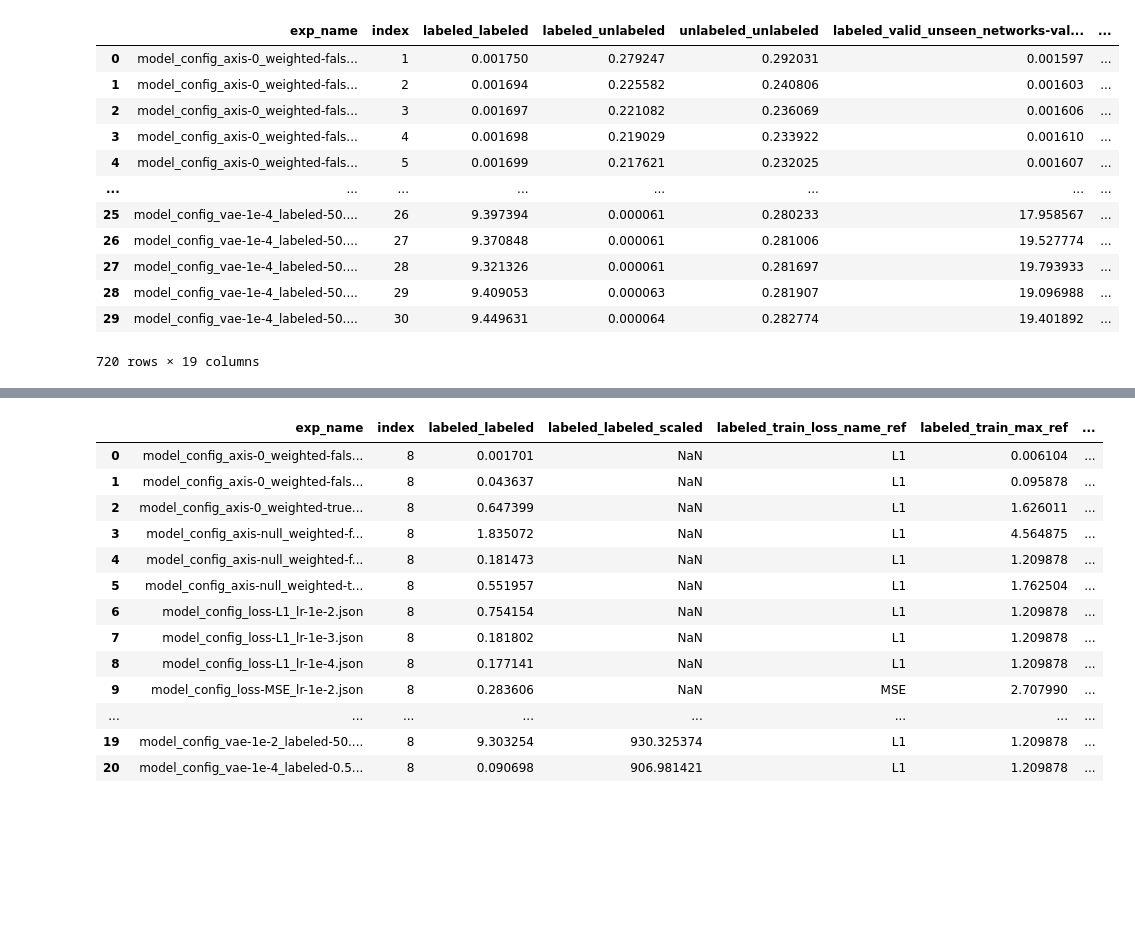
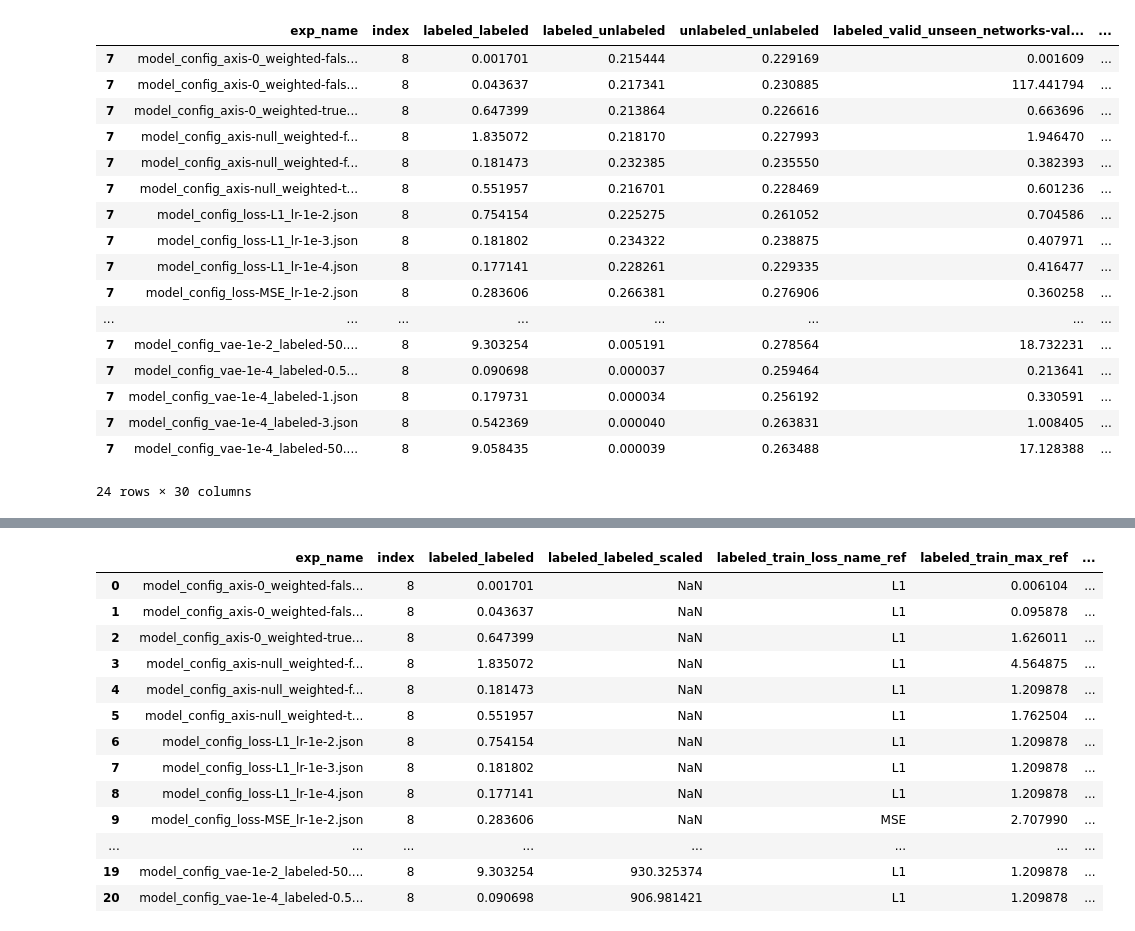
Before and after one commit to gabikadlecova/info-nas, a Jupyter notebook: notebooks/process_ablation_results.ipynb, the cells around one changed output, grey strips where cells are left out. Cells and saved outputs as stored; diff of their text form; code cells hidden in the pictures; blank space fills up the shorter version.

```diff
--- a/notebooks/process_ablation_results.ipynb
+++ b/notebooks/process_ablation_results.ipynb
@@ -47,19 +47,24 @@ for dir_p in glob.glob(os.path.join(res_path, 'model_config*/2021-19-07_13*/')):
     baseline_dict[name] = base
 
 dfs = pd.concat(dfs)
-# %%
-dfs
-# %% [output]
-|  | exp_name | index | labeled_labeled | labeled_unlabeled | unlabeled_unlabeled | labeled_valid_unseen_networks-val... | ... |
-| 0 | model_config_axis-0_weighted-fals... | 1 | 0.001750 | 0.279247 | 0.292031 | 0.001597 | ... |
-| 1 | model_config_axis-0_weighted-fals... | 2 | 0.001694 | 0.225582 | 0.240806 | 0.001603 | ... |
-| 2 | model_config_axis-0_weighted-fals... | 3 | 0.001697 | 0.221082 | 0.236069 | 0.001606 | ... |
-| 3 | model_config_axis-0_weighted-fals... | 4 | 0.001698 | 0.219029 | 0.233922 | 0.001610 | ... |
-| 4 | model_config_axis-0_weighted-fals... | 5 | 0.001699 | 0.217621 | 0.232025 | 0.001607 | ... |
-| ... | ... | ... | ... | ... | ... | ... | ... |
-| 25 | model_config_vae-1e-4_labeled-50.... | 26 | 9.397394 | 0.000061 | 0.280233 | 17.958567 | ... |
-| 26 | model_config_vae-1e-4_labeled-50.... | 27 | 9.370848 | 0.000061 | 0.281006 | 19.527774 | ... |
-| 27 | model_config_vae-1e-4_labeled-50.... | 28 | 9.321326 | 0.000061 | 0.281697 | 19.793933 | ... |
-| 28 | model_config_vae-1e-4_labeled-50.... | 29 | 9.409053 | 0.000063 | 0.281907 | 19.096988 | ... |
-| 29 | model_config_vae-1e-4_labeled-50.... | 30 | 9.449631 | 0.000064 | 0.282774 | 19.401892 | ... |
-720 rows × 19 columns
+# %%
+dfs[dfs['index'] == 8]
+# %% [output]
+|  | exp_name | index | labeled_labeled | labeled_unlabeled | unlabeled_unlabeled | labeled_valid_unseen_networks-val... | ... |
+| 7 | model_config_axis-0_weighted-fals... | 8 | 0.001701 | 0.215444 | 0.229169 | 0.001609 | ... |
+| 7 | model_config_axis-0_weighted-fals... | 8 | 0.043637 | 0.217341 | 0.230885 | 117.441794 | ... |
+| 7 | model_config_axis-0_weighted-true... | 8 | 0.647399 | 0.213864 | 0.226616 | 0.663696 | ... |
+| 7 | model_config_axis-null_weighted-f... | 8 | 1.835072 | 0.218170 | 0.227993 | 1.946470 | ... |
+| 7 | model_config_axis-null_weighted-f... | 8 | 0.181473 | 0.232385 | 0.235550 | 0.382393 | ... |
+| 7 | model_config_axis-null_weighted-t... | 8 | 0.551957 | 0.216701 | 0.228469 | 0.601236 | ... |
+| 7 | model_config_loss-L1_lr-1e-2.json | 8 | 0.754154 | 0.225275 | 0.261052 | 0.704586 | ... |
+| 7 | model_config_loss-L1_lr-1e-3.json | 8 | 0.181802 | 0.234322 | 0.238875 | 0.407971 | ... |
+| 7 | model_config_loss-L1_lr-1e-4.json | 8 | 0.177141 | 0.228261 | 0.229335 | 0.416477 | ... |
+| 7 | model_config_loss-MSE_lr-1e-2.json | 8 | 0.283606 | 0.266381 | 0.276906 | 0.360258 | ... |
+| ... | ... | ... | ... | ... | ... | ... | ... |
+| 7 | model_config_vae-1e-2_labeled-50.... | 8 | 9.303254 | 0.005191 | 0.278564 | 18.732231 | ... |
+| 7 | model_config_vae-1e-4_labeled-0.5... | 8 | 0.090698 | 0.000037 | 0.259464 | 0.213641 | ... |
+| 7 | model_config_vae-1e-4_labeled-1.json | 8 | 0.179731 | 0.000034 | 0.256192 | 0.330591 | ... |
+| 7 | model_config_vae-1e-4_labeled-3.json | 8 | 0.542369 | 0.000040 | 0.263831 | 1.008405 | ... |
+| 7 | model_config_vae-1e-4_labeled-50.... | 8 | 9.058435 | 0.000039 | 0.263488 | 17.128388 | ... |
+24 rows × 30 columns
```
Also changed, not shown: parts of 9 cells of this notebook.
